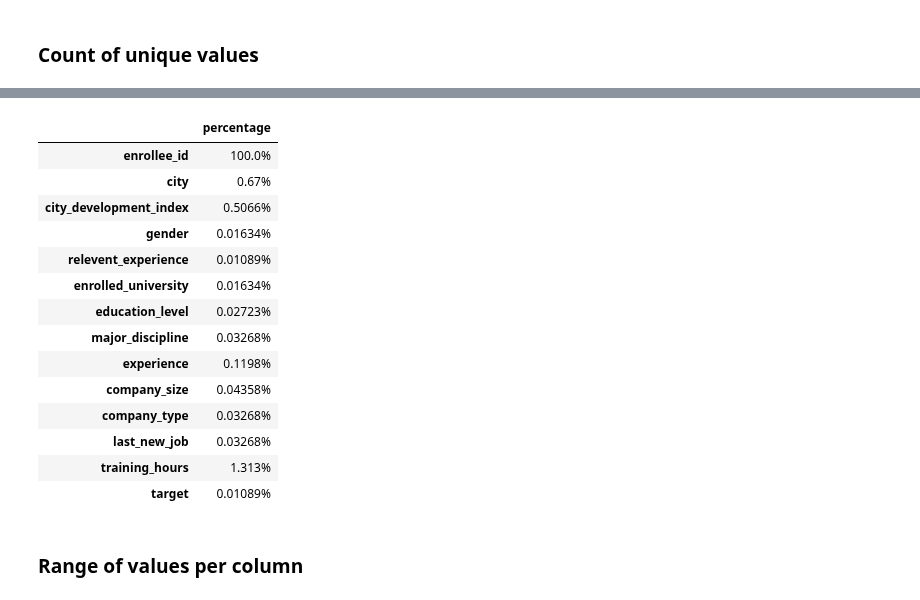
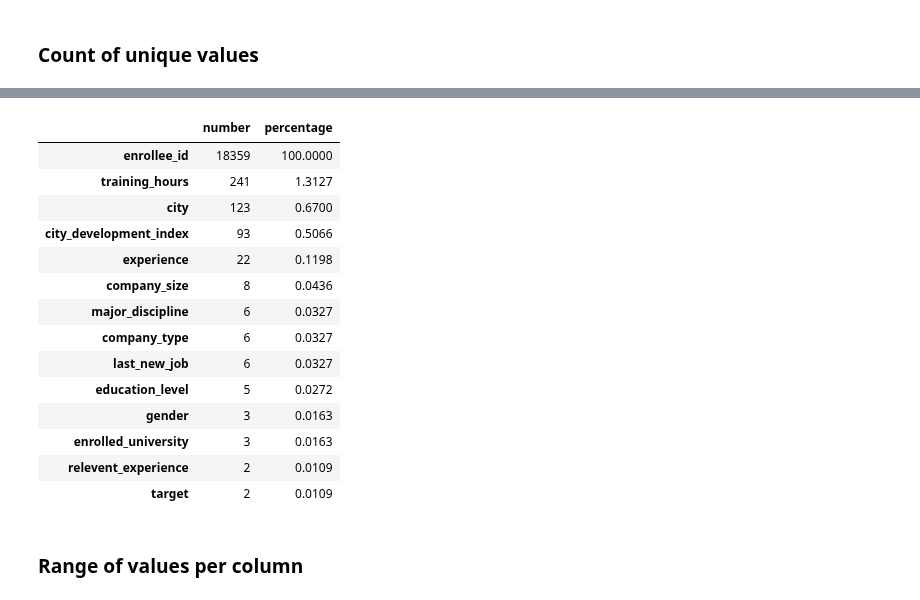
Before and after one commit to yoyo6022/Detecting_Potential_Candidate_Springboard_Capstone2, a Jupyter notebook: notebooks/04.01 - Data Wrangling.ipynb, the cells around one changed output, grey strips where cells are left out. Drawn from its saved outputs; the diff is of its cells as text; code cells hidden in the pictures.

```diff
--- a/notebooks/04.01 - Data Wrangling.ipynb
+++ b/notebooks/04.01 - Data Wrangling.ipynb
@@ -32,7 +34,7 @@ import numpy as np
 # %% [markdown]
 ### Data shape
 # %%
-df = pd.read_csv('data/train.csv')
+df = pd.read_csv('train.csv')
 # %%
 df.head()
 # %% [output]
@@ -92,25 +77,28 @@ dtype: int64
-# %%
-# Percentage of unique values in each column
-pct = df.nunique()/df.shape[0]*100
-pct = pct.apply(lambda x:"{:.4}%".format(x))
-pct = pd.DataFrame(pct, columns=['percentage'])
-pct
-# %% [output]
-|  | percentage |
-| enrollee_id | 100.0% |
-| city | 0.67% |
-| city_development_index | 0.5066% |
-| gender | 0.01634% |
-| relevent_experience | 0.01089% |
-| enrolled_university | 0.01634% |
-| education_level | 0.02723% |
-| major_discipline | 0.03268% |
-| experience | 0.1198% |
-| company_size | 0.04358% |
-| company_type | 0.03268% |
-| last_new_job | 0.03268% |
-| training_hours | 1.313% |
-| target | 0.01089% |
+# %%
+# Creata a function to calculate unique value numbers and percentage for the whole dataset.
+def unique_var_pct(data):
+    num = data.nunique()
+    pct = round((data.nunique()/(data.shape[0]))*100,4)
+    frame = pd.DataFrame(zip(num,pct), index = num.index,columns=['number','percentage'])
+    return frame.sort_values('percentage',ascending=False)
+
+unique_var_pct(df)
+# %% [output]
+|  | number | percentage |
+| enrollee_id | 18359 | 100.0000 |
+| training_hours | 241 | 1.3127 |
+| city | 123 | 0.6700 |
+| city_development_index | 93 | 0.5066 |
+| experience | 22 | 0.1198 |
+| company_size | 8 | 0.0436 |
+| major_discipline | 6 | 0.0327 |
+| company_type | 6 | 0.0327 |
+| last_new_job | 6 | 0.0327 |
+| education_level | 5 | 0.0272 |
+| gender | 3 | 0.0163 |
+| enrolled_university | 3 | 0.0163 |
+| relevent_experience | 2 | 0.0109 |
+| target | 2 | 0.0109 |
 # %% [markdown]
 ### Range of values per column
 # %%
```
Also changed, not shown: parts of 133 cells of this notebook.
